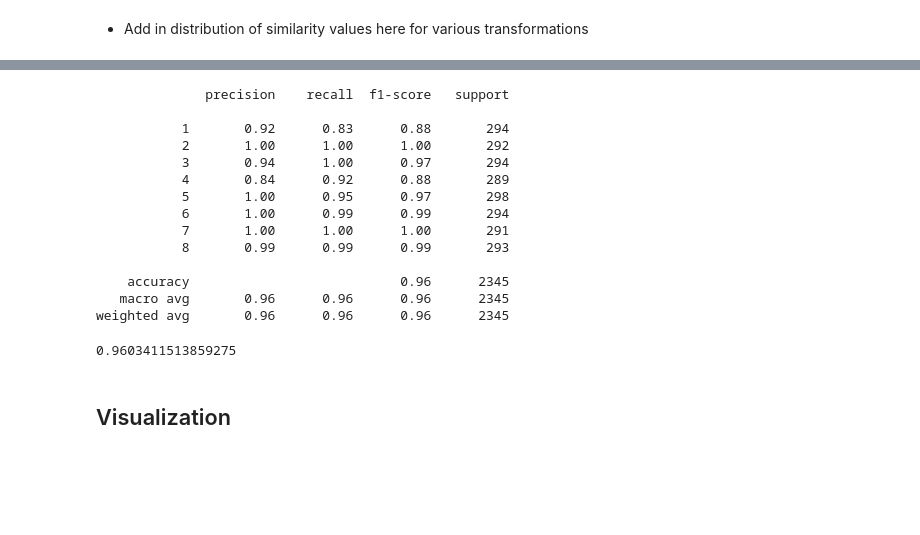
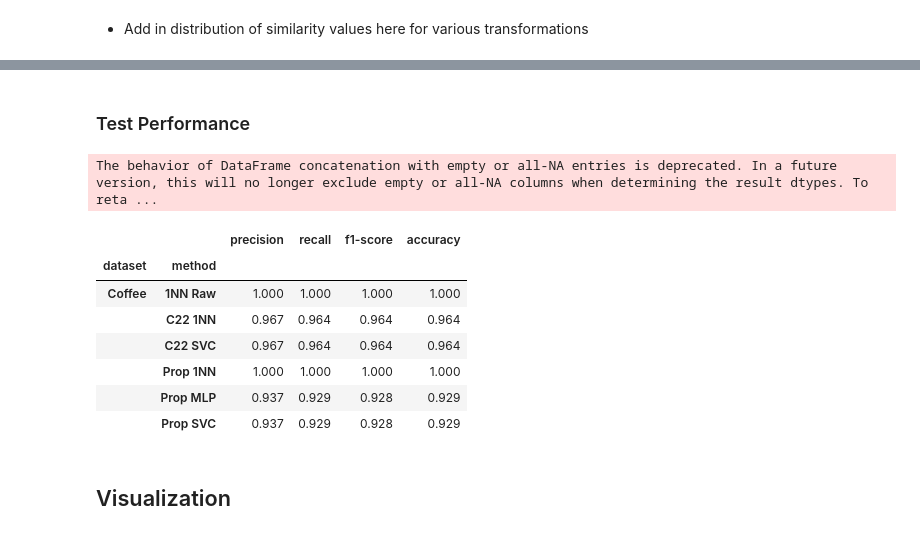
Before and after one commit to rian-dolphin/stock-embeddings, a Jupyter notebook: notebooks/ucr_correlation_MF.ipynb, the cells around one changed output, grey strips where cells are left out. Saved outputs shown, nothing was run; the diff lists cells and outputs as text; code cells hidden in the pictures; blank space fills up the shorter version.

Commit message:
Update to follow bakeoff 100 iteration eval

```diff
--- a/notebooks/ucr_correlation_MF.ipynb
+++ b/notebooks/ucr_correlation_MF.ipynb
@@ -7,5 +17,5 @@ sys.path.append('../')
 # %%
 from utils.ucr_helpers import UCR_Data
-data = UCR_Data("Mallat")
-# data = UCR_Data("StarLightCurves")
-# data = UCR_Data("Adiac")
+# data = UCR_Data("Mallat")
+data = UCR_Data("Coffee")
+# data = UCR_Data("ArrowHead")
@@ -27,7 +46,8 @@ fig.show()
 # %%
 from models.embedding_models import MatrixFactorization
-similarity_matrix = MatrixFactorization.get_correlation_matrix(data.X, scaled="normal", truncate=True)
-# similarity_matrix = MatrixFactorization.get_euclidean_matrix(data.X, scaled="normal", verbose=True, return_similarity=True)
+# similarity_matrix = MatrixFactorization.get_correlation_matrix(data.X, scaled="normal", truncate=True)
+similarity_matrix = MatrixFactorization.get_euclidean_matrix(data.X, scaled="normal", verbose=True, return_similarity=True, truncate=True)
+# similarity_matrix = MatrixFactorization.get_euclidean_matrix(np.diff(data.X, axis=1), scaled="normal", verbose=True, return_similarity=True)
 # similarity_matrix = MatrixFactorization.get_dtw_matrix(
 #     data.X,
 #     max_warping_window=meta_df[meta_df.Name == data.name]["learned_w"].iloc[0],
@@ -43,6 +66,11 @@ similarity_matrix = MatrixFactorization.get_correlation_matrix(data.X, scaled="n
 # %%
 model, losses, learning_rates = MatrixFactorization.train_MF_model(
-    n_time_series=data.X.shape[0], similarity_matrix=similarity_matrix, early_stopping=True
+    n_time_series=data.X.shape[0],
+    similarity_matrix=similarity_matrix,
+    early_stopping=False,
+    embedding_dim=32,
+    regularization_loss_weight=0.1,
+    noise_mask=False,
 )
 # %%
 MatrixFactorization.plot_embedding_training(losses, learning_rates, verbose=True)
@@ -91,29 +79,18 @@ weighted avg       0.96      0.95      0.95      2345
-# %%
-evaluate_model_sklearn(
-            embeddings_train,
-            embeddings_test,
-            y_train,
-            y_test,
-            classifier=MLPClassifier(max_iter=2000),
-            over_sampling=over_sampling,
-            verbose=True,
-        )
-# %% [output]
-              precision    recall  f1-score   support
-
-           1       0.92      0.83      0.88       294
-           2       1.00      1.00      1.00       292
-           3       0.94      1.00      0.97       294
-           4       0.84      0.92      0.88       289
-           5       1.00      0.95      0.97       298
-           6       1.00      0.99      0.99       294
-           7       1.00      1.00      1.00       291
-           8       0.99      0.99      0.99       293
-
-    accuracy                           0.96      2345
-   macro avg       0.96      0.96      0.96      2345
-weighted avg       0.96      0.96      0.96      2345
-0.9603411513859275
+# %% [markdown]
+### Test Performance
+# %%
+from utils.ucr_helpers import get_eval_df
+get_eval_df(data, model.embeddings.weight.detach().numpy(), df=None)
+# %% [output]
+The behavior of DataFrame concatenation with empty or all-NA entries is deprecated. In a future version, this will no longer exclude empty or all-NA columns when determining the result dtypes. To reta ...
+|  |  | precision | recall | f1-score | accuracy |
+| dataset | method |  |  |  |  |
+| Coffee | 1NN Raw | 1.000 | 1.000 | 1.000 | 1.000 |
+|  | C22 1NN | 0.967 | 0.964 | 0.964 | 0.964 |
+|  | C22 SVC | 0.967 | 0.964 | 0.964 | 0.964 |
+|  | Prop 1NN | 1.000 | 1.000 | 1.000 | 1.000 |
+|  | Prop MLP | 0.937 | 0.929 | 0.928 | 0.929 |
+|  | Prop SVC | 0.937 | 0.929 | 0.928 | 0.929 |
 # %% [markdown]
 ## Visualization
 # %%
```
Also changed, not shown: parts of 14 cells of this notebook, 1 other file.
